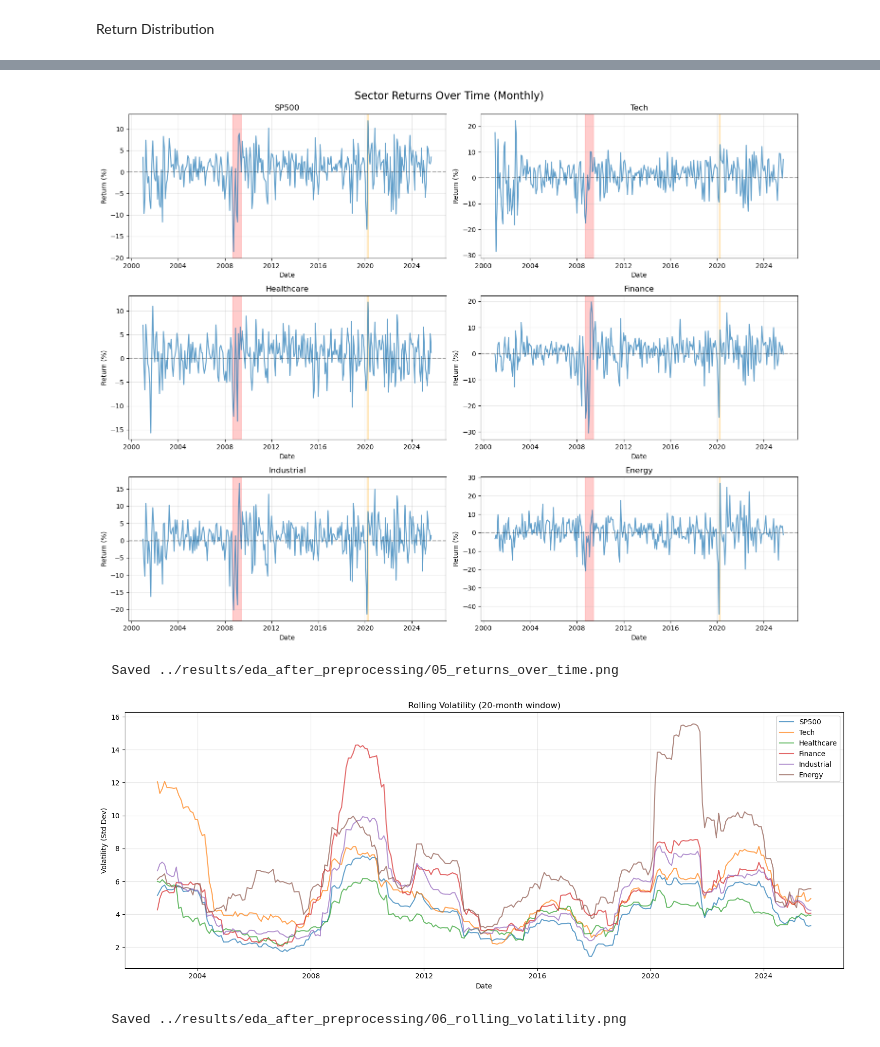
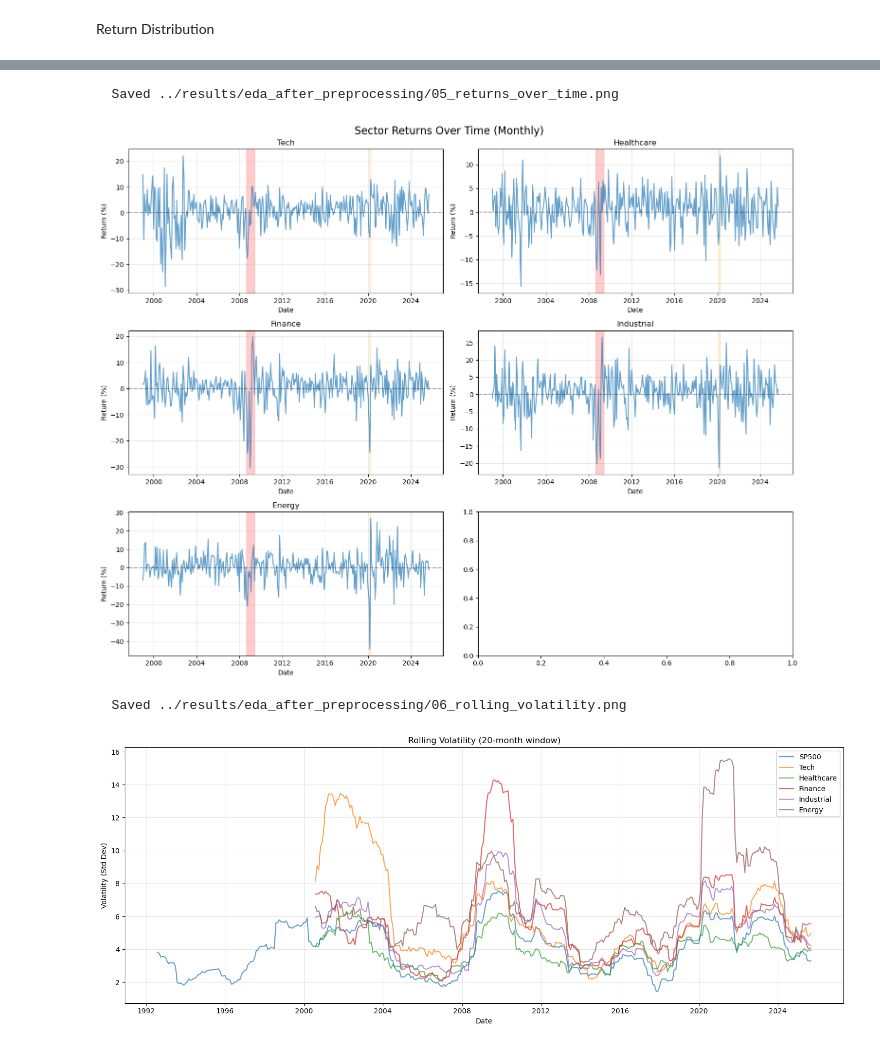
Before and after one commit to ashan-shashika/macroeconomic-impact-stock-ml, a Jupyter notebook: notebooks/03_preprocessing.ipynb, the cells around one changed output, grey strips where cells are left out. Drawn from its saved outputs; the diff is of its cells as text; code cells hidden in the pictures.

```diff
--- a/notebooks/03_preprocessing.ipynb
+++ b/notebooks/03_preprocessing.ipynb
@@ -202,6 +202,5 @@ memory usage: 68.4+ KB
 # %%
 # run the preprocessing pipeline and get the results
 
-result = preprocess_pipeline(PATH)
-df, X_train, X_val, X_test, y_train, y_val, y_test, train_dates, val_dates, test_dates = result
+df = data_preprocess_pipeline(PATH)
 # %% [output]
@@ -301,12 +299,14 @@ save("03_correlation_heatmap", PLT_SAVE_DIR)
 # %%
 # Cross-sector correlation
-sector_corr = df[return_cols].corr()
+sector_cols = [ 'Tech_Return', 'Healthcare_Return',
+               'Finance_Return', 'Industrial_Return', 'Energy_Return']
+sector_corr = df[sector_cols].corr()
 
 plt.figure(figsize=(8, 6))
 sns.heatmap(sector_corr, annot=True, fmt='.2f', cmap='coolwarm',
             vmin=0, vmax=1)
 plt.title('Correlation Between Sector Returns')
 plt.tight_layout()
+save("04_sector_correlation", PLT_SAVE_DIR)
 plt.show()
-save("04_sector_correlation", PLT_SAVE_DIR)
 # %% [output]
@@ -315,29 +315,29 @@ save("04_sector_correlation", PLT_SAVE_DIR)
 # %%
 # Plot returns over time
 fig, axes = plt.subplots(3, 2, figsize=(15, 12))
 fig.suptitle('Sector Returns Over Time (Monthly)', fontsize=16)
 
-for idx, col in enumerate(return_cols):
+for idx, col in enumerate(sector_corr):
     ax = axes[idx // 2, idx % 2]
     ax.plot(df['Date'], df[col], alpha=0.7)
     ax.axhline(0, color='black', linestyle='--', alpha=0.3)
     ax.set_title(col.replace('_Return', ''))
     ax.set_xlabel('Date')
     ax.set_ylabel('Return (%)')
     ax.grid(True, alpha=0.3)
 
     # Highlight crisis periods
     ax.axvspan(pd.Timestamp('2008-09-01'), pd.Timestamp('2009-06-01'),
                alpha=0.2, color='red', label='2008 Crisis')
     ax.axvspan(pd.Timestamp('2020-03-01'), pd.Timestamp('2020-04-01'),
                alpha=0.2, color='orange', label='COVID-19')
 
 plt.tight_layout()
+save("05_returns_over_time", PLT_SAVE_DIR)
 plt.show()
-save("05_returns_over_time", PLT_SAVE_DIR)
 # %% [output]
+  Saved ../results/eda_after_preprocessing/05_returns_over_time.png
-[figure, old version]
+[figure, new version]
-  Saved ../results/eda_after_preprocessing/05_returns_over_time.png
 # %%
 # Rolling volatility (20-month window)
 fig, ax = plt.subplots(figsize=(15, 6))
@@ -352,11 +352,11 @@ ax.set_ylabel('Volatility (Std Dev)')
 ax.legend()
 ax.grid(True, alpha=0.3)
 plt.tight_layout()
+save("06_rolling_volatility", PLT_SAVE_DIR)
 plt.show()
-save("06_rolling_volatility", PLT_SAVE_DIR)
 # %% [output]
+  Saved ../results/eda_after_preprocessing/06_rolling_volatility.png
-[figure, old version]
+[figure, new version]
-  Saved ../results/eda_after_preprocessing/06_rolling_volatility.png
 # %%
 # Scatter plots: Returns vs key macro variables
 fig, axes = plt.subplots(2, 3, figsize=(15, 10))
```
Also changed, not shown: parts of 14 cells of this notebook, 7 other files.
